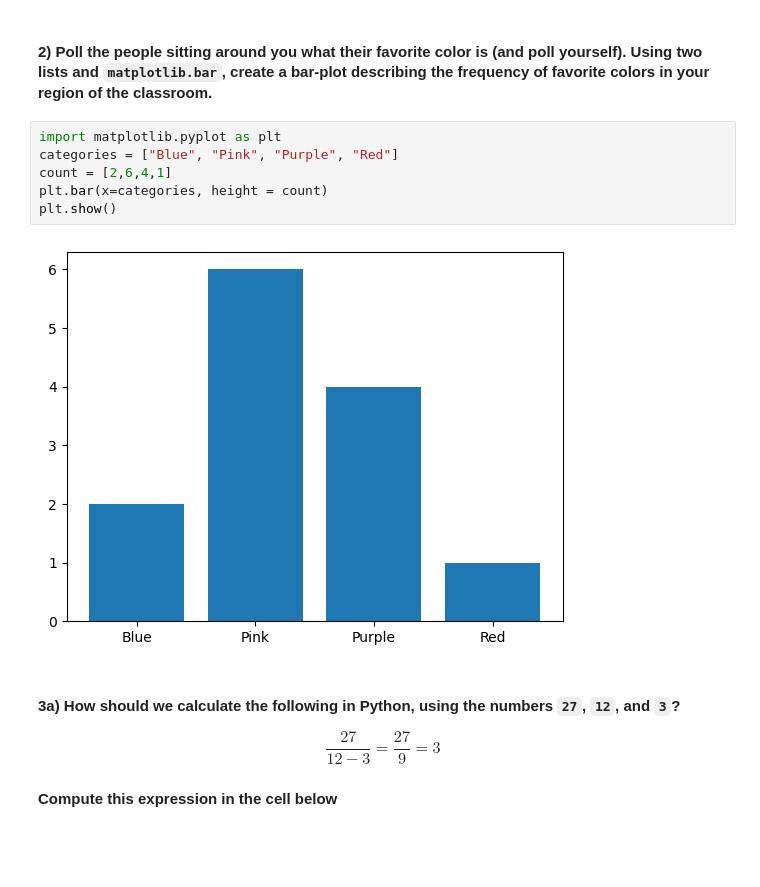
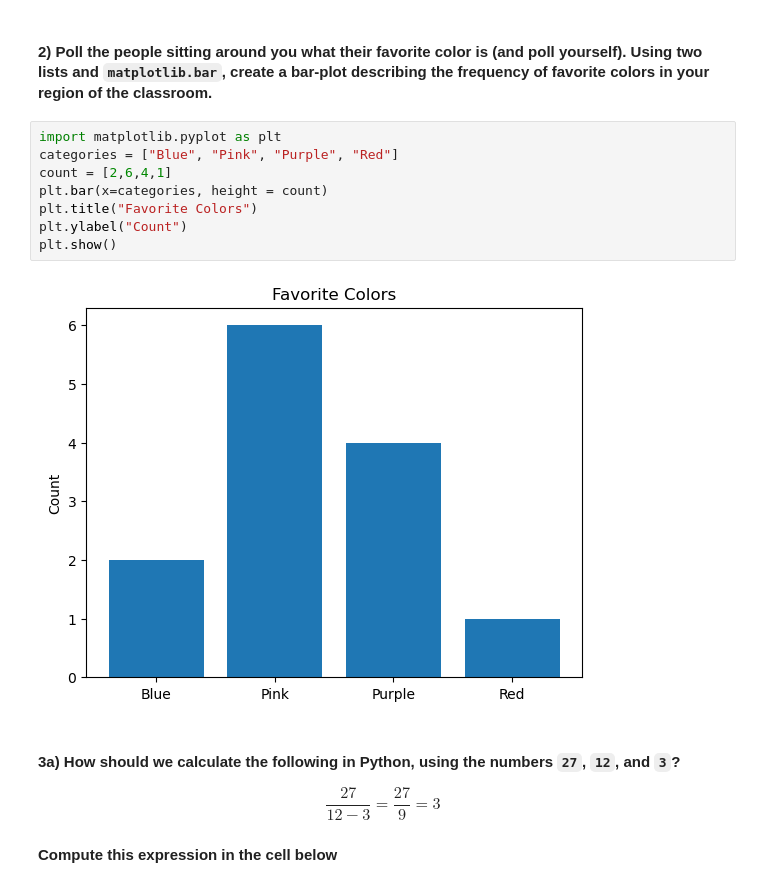
Before and after one commit to yjprk/datasci151spring2026, a Jupyter notebook: notes/lecture_06/yejee lecture 6 /lecture_06.ipynb, the cells around one changed output. Saved outputs shown, nothing was run; the diff lists cells and outputs as text; blank space fills up the shorter version.

```diff
--- a/notes/lecture_06/yejee lecture 6 /lecture_06.ipynb
+++ b/notes/lecture_06/yejee lecture 6 /lecture_06.ipynb
@@ -425,11 +425,13 @@ Wildflower (Billie Eilish)
 # %%
 import matplotlib.pyplot as plt
 categories = ["Blue", "Pink", "Purple", "Red"]
 count = [2,6,4,1]
 plt.bar(x=categories, height = count)
+plt.title("Favorite Colors")
+plt.ylabel("Count")
 plt.show()
 # %% [output]
-[figure, old version]
+[figure, new version]
 # %% [markdown]
 #### **3a)** How should we calculate the following in Python, using the numbers `27`, `12`, and `3`?
 
```
Also changed, not shown: parts of 2 cells of this notebook.
